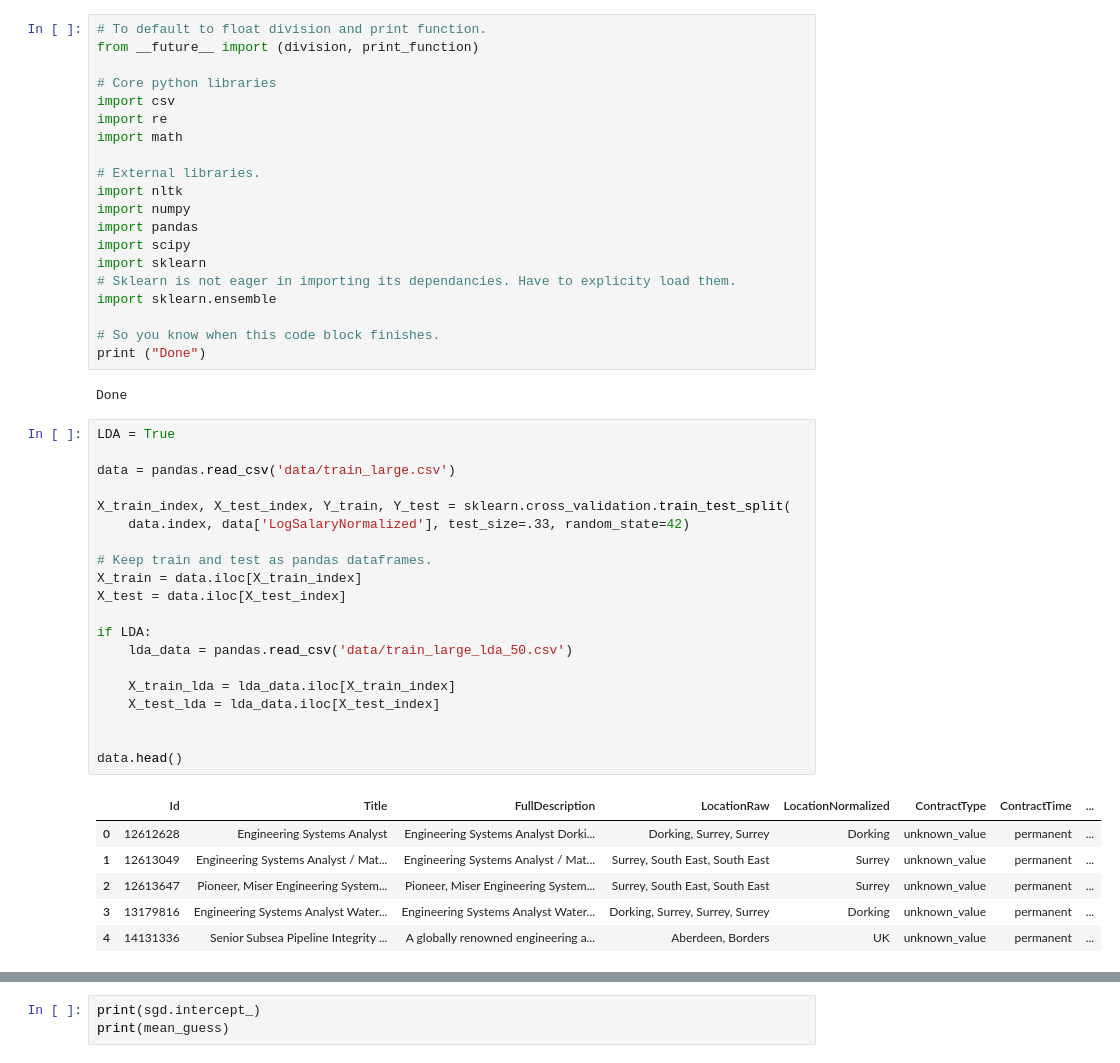
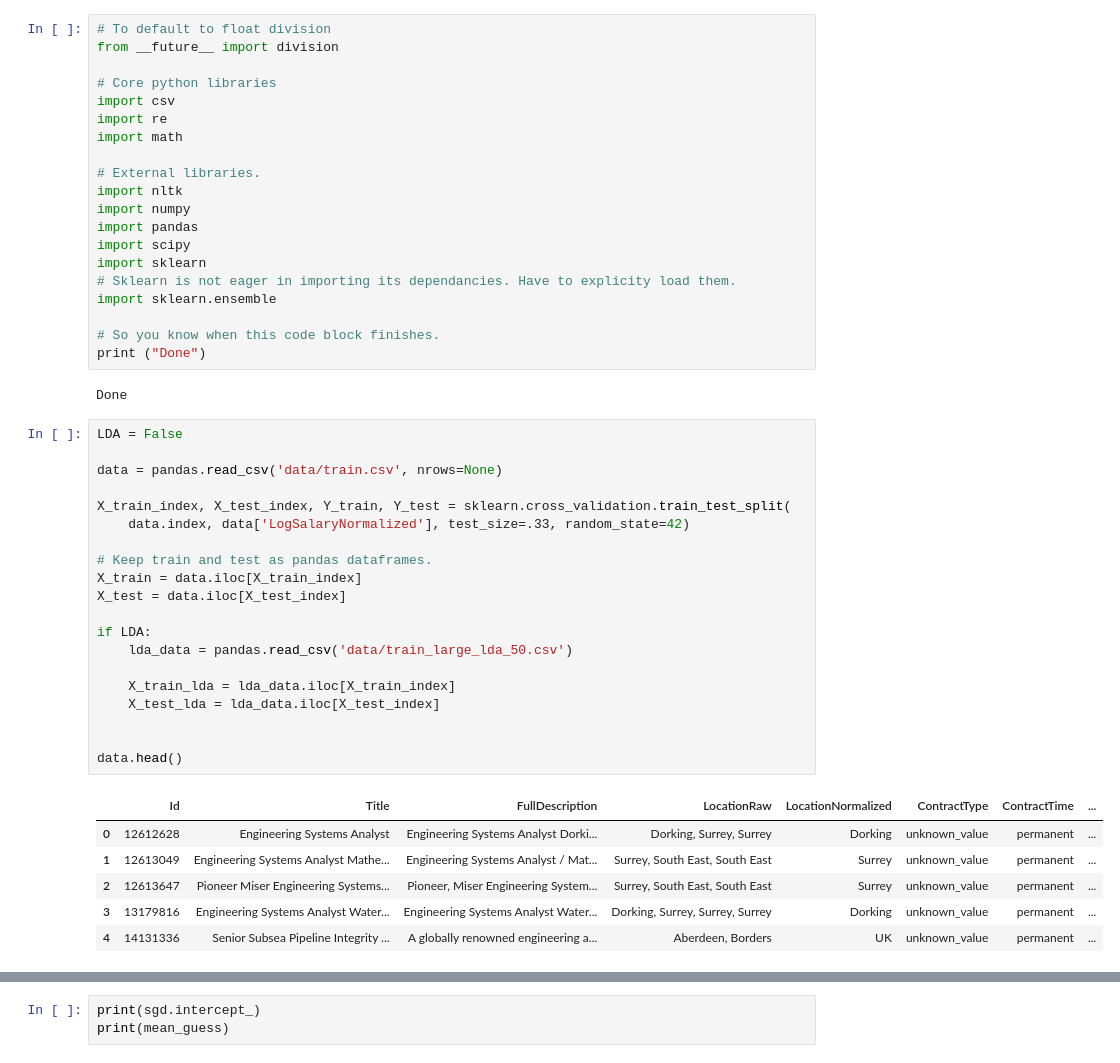
Before and after one commit to sydatascience/textanalytics, a Jupyter notebook: exploratory_analysis.ipynb, the cells around one changed output, grey strips where cells are left out. Saved outputs shown, nothing was run; the diff lists cells and outputs as text.

```diff
--- a/exploratory_analysis.ipynb
+++ b/exploratory_analysis.ipynb
@@ -1,6 +1,6 @@
 # %%
-# To default to float division and print function.
-from __future__ import (division, print_function)
+# To default to float division
+from __future__ import division
 
 # Core python libraries
 import csv
@@ -21,30 +21,30 @@ print ("Done")
 # %% [output]
 Done
 # %%
-LDA = True
+LDA = False
 
-data = pandas.read_csv('data/train_large.csv')
+data = pandas.read_csv('data/train.csv', nrows=None)
 
 X_train_index, X_test_index, Y_train, Y_test = sklearn.cross_validation.train_test_split(
     data.index, data['LogSalaryNormalized'], test_size=.33, random_state=42)
 
 # Keep train and test as pandas dataframes.
 X_train = data.iloc[X_train_index]
 X_test = data.iloc[X_test_index]
 
 if LDA:
     lda_data = pandas.read_csv('data/train_large_lda_50.csv')
 
     X_train_lda = lda_data.iloc[X_train_index]
     X_test_lda = lda_data.iloc[X_test_index]
 
 
 data.head()
 # %% [output]
 |  | Id | Title | FullDescription | LocationRaw | LocationNormalized | ContractType | ContractTime | ... |
 | 0 | 12612628 | Engineering Systems Analyst | Engineering Systems Analyst Dorki... | Dorking, Surrey, Surrey | Dorking | unknown_value | permanent | ... |
-| 1 | 12613049 | Engineering Systems Analyst / Mat... | Engineering Systems Analyst / Mat... | Surrey, South East, South East | Surrey | unknown_value | permanent | ... |
-| 2 | 12613647 | Pioneer, Miser Engineering System... | Pioneer, Miser Engineering System... | Surrey, South East, South East | Surrey | unknown_value | permanent | ... |
+| 1 | 12613049 | Engineering Systems Analyst Mathe... | Engineering Systems Analyst / Mat... | Surrey, South East, South East | Surrey | unknown_value | permanent | ... |
+| 2 | 12613647 | Pioneer Miser Engineering Systems... | Pioneer, Miser Engineering System... | Surrey, South East, South East | Surrey | unknown_value | permanent | ... |
 | 3 | 13179816 | Engineering Systems Analyst Water... | Engineering Systems Analyst Water... | Dorking, Surrey, Surrey, Surrey | Dorking | unknown_value | permanent | ... |
 | 4 | 14131336 | Senior Subsea Pipeline Integrity ... | A globally renowned engineering a... | Aberdeen, Borders | UK | unknown_value | permanent | ... |
 # %%
```
Also changed, not shown: parts of 3 cells of this notebook, 1 other file.
